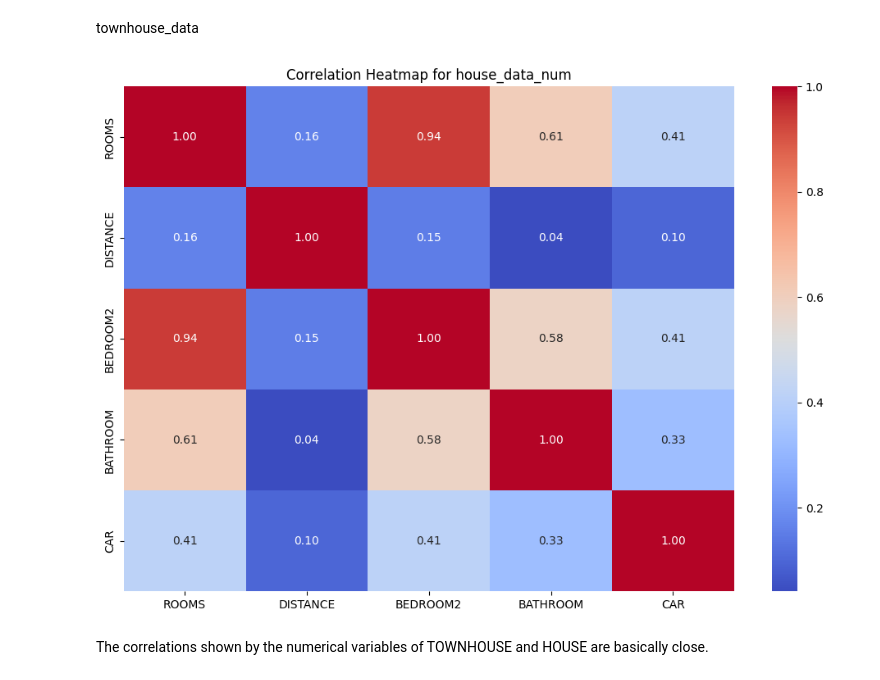
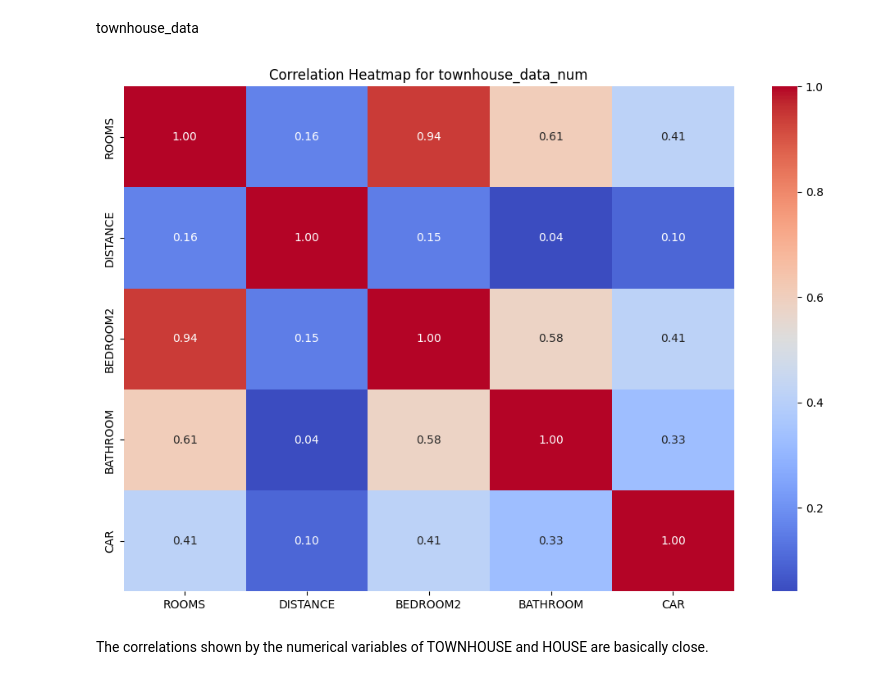
Before and after one commit to YeJiu97/master-of-data-science-unisa, a Jupyter notebook: 03-DataScienceProfessionalDevelopment/classification_model_final/Final_Models_High_Accuracy.ipynb, the cells around one changed output. Saved outputs shown, nothing was run; the diff lists cells and outputs as text; code cells hidden in the pictures.

```diff
--- a/03-DataScienceProfessionalDevelopment/classification_model_final/Final_Models_High_Accuracy.ipynb
+++ b/03-DataScienceProfessionalDevelopment/classification_model_final/Final_Models_High_Accuracy.ipynb
@@ -398,18 +404,18 @@ townhouse_data
 # %%
 import pandas as pd
 import seaborn as sns
 import matplotlib.pyplot as plt
 
 # Calculate correlation matrix
 correlation_matrix = townhouse_data_num.corr()
 
 # Visualize the correlation matrix using heatmaps
 plt.figure(figsize=(12, 8))
 sns.heatmap(correlation_matrix, annot=True, cmap='coolwarm', fmt=".2f")
-plt.title("Correlation Heatmap for house_data_num")
+plt.title("Correlation Heatmap for townhouse_data_num")
 plt.show()
 # %% [output]
-[figure, old version]
+[figure, new version]
 # %% [markdown]
 The correlations shown by the numerical variables of TOWNHOUSE and HOUSE are basically close.
 # %%
```
Also changed, not shown: parts of 24 cells of this notebook, 39 other files.
